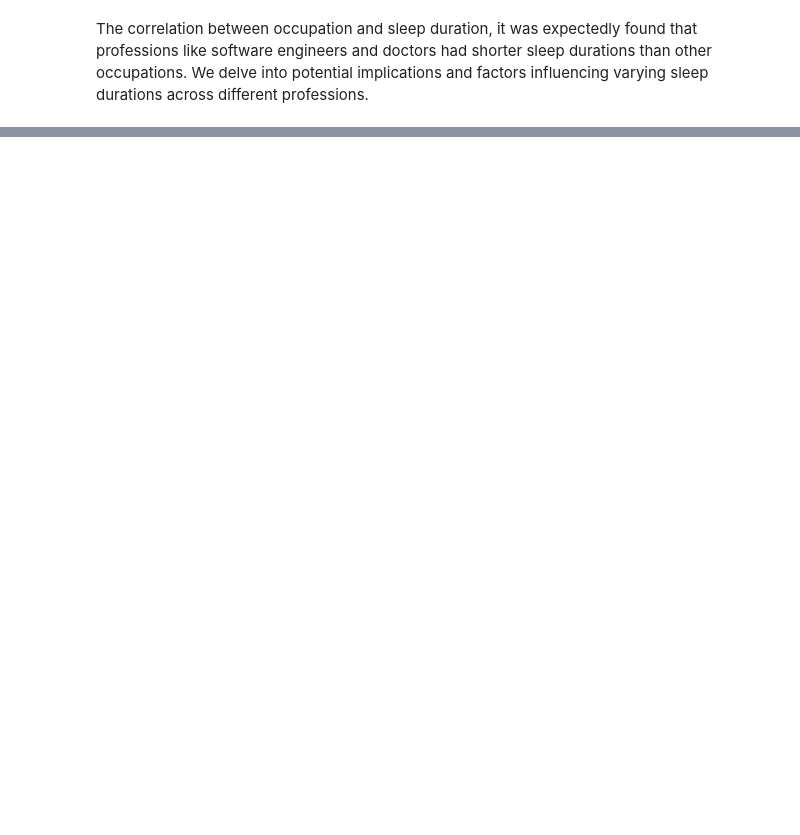
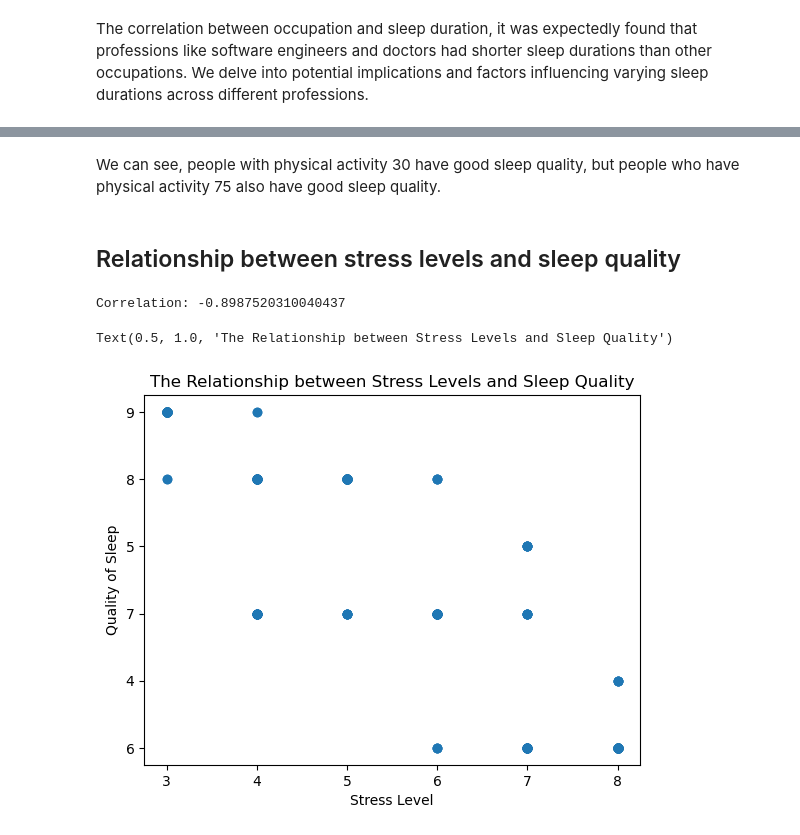
Before and after one commit to ShoaibNaseer/MSc_data_science_projects, a Jupyter notebook: other_projects/sleep_health_analysis/sleep_quality_analysis.ipynb, the cells around one changed output, grey strips where cells are left out. Drawn from its saved outputs; the diff is of its cells as text; code cells hidden in the pictures; blank space fills up the shorter version.

```diff
--- a/other_projects/sleep_health_analysis/sleep_quality_analysis.ipynb
+++ b/other_projects/sleep_health_analysis/sleep_quality_analysis.ipynb
@@ -194,0 +205,22 @@ The correlation between occupation and sleep duration, it was expectedly found t
+# %% [markdown]
+We can see, people with physical activity 30 have good sleep quality, but people who have physical activity 75 also have good sleep quality.
+# %% [markdown]
+## Relationship between stress levels and sleep quality
+# %%
+# Assuming df contains the relevant columns with names matching your dataset
+stress_level = df['Stress Level']
+quality_of_sleep = df['Quality of Sleep']
+
+# Calculate correlation
+correlation = stress_level.corr(quality_of_sleep)
+print("Correlation:", correlation)
+
+# Scatter plot
+plt.scatter(stress_level, quality_of_sleep)
+plt.xlabel('Stress Level')
+plt.ylabel('Quality of Sleep')
+plt.title('The Relationship between Stress Levels and Sleep Quality')
+# %% [output]
+Correlation: -0.8987520310040437
+Text(0.5, 1.0, 'The Relationship between Stress Levels and Sleep Quality')
+[figure, added]
```
Also changed, not shown: parts of 10 cells of this notebook.
